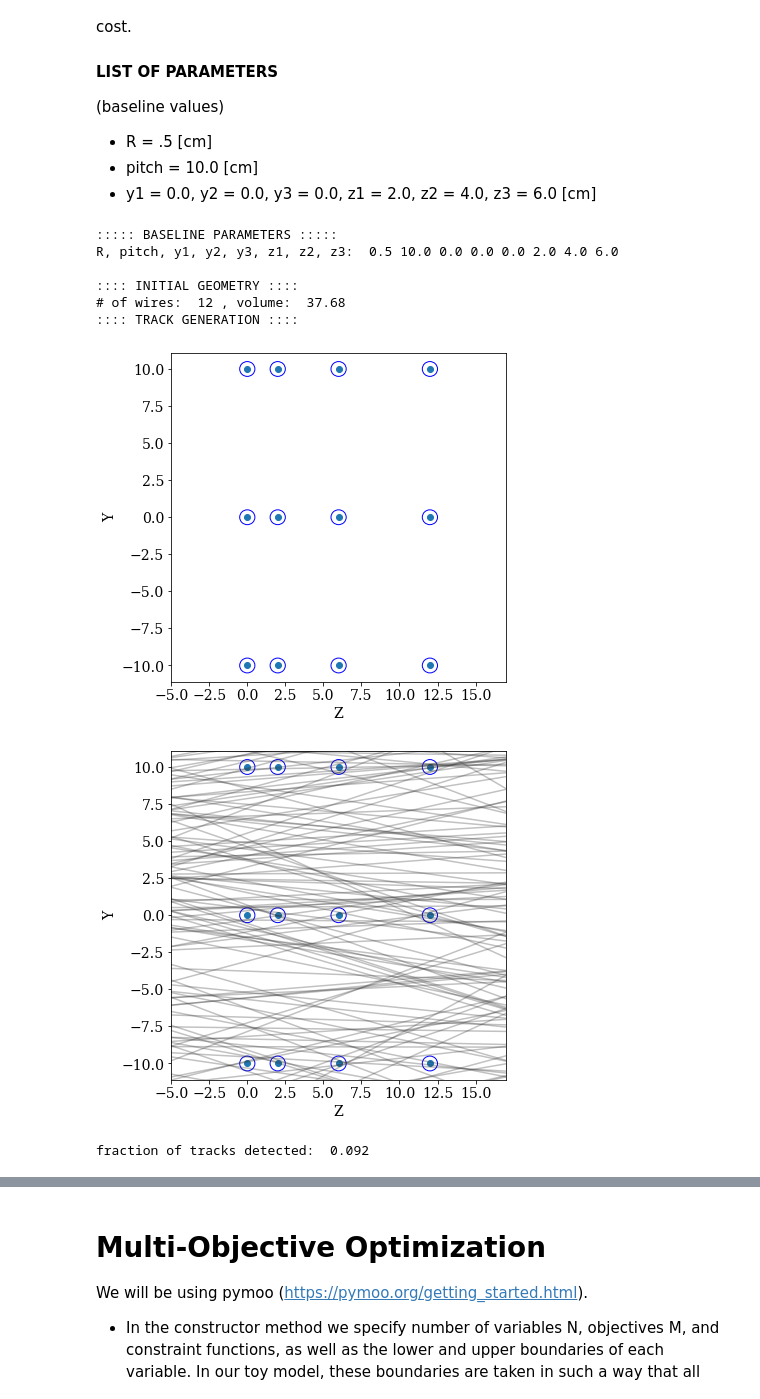
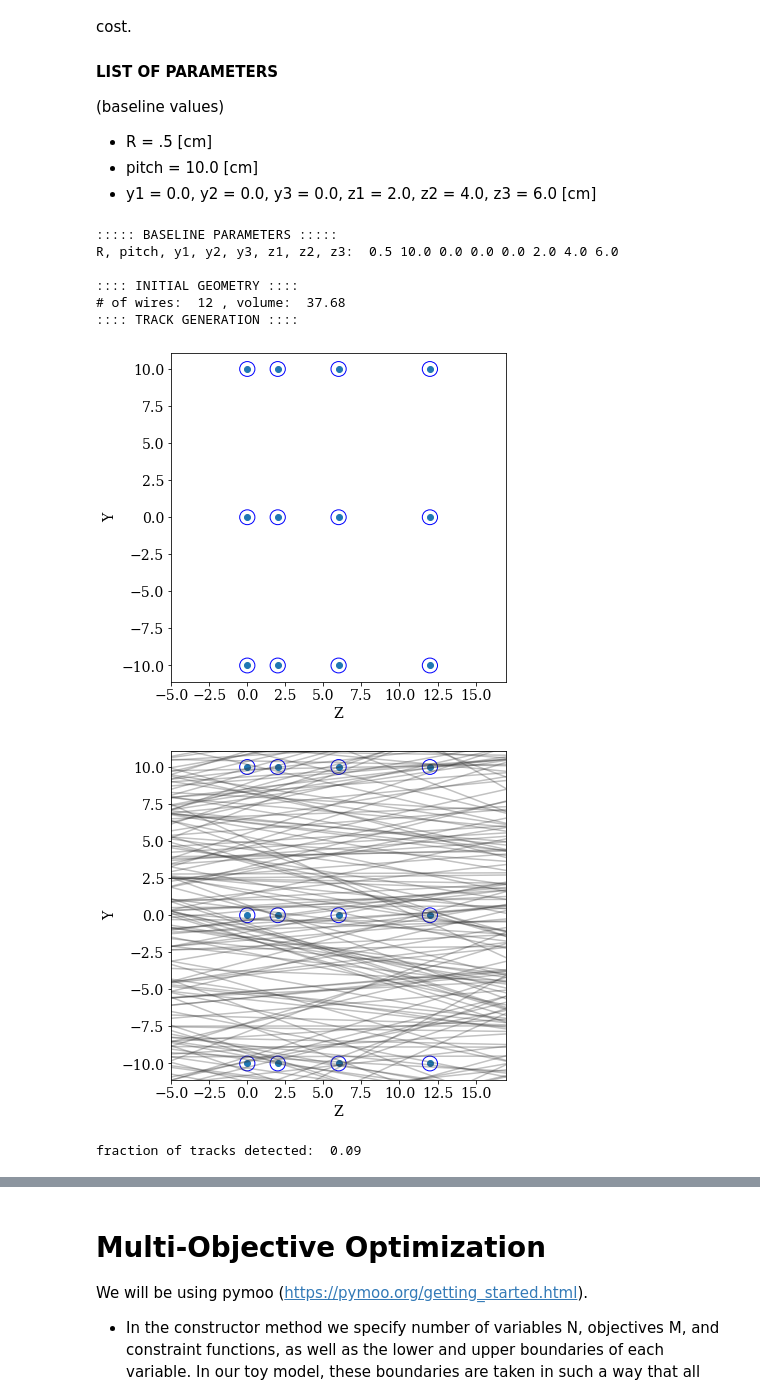
Before and after one commit to cfteach/AI4NP_detector_opt, a Jupyter notebook: sol2/driver_moo.ipynb, the cells around one changed output, grey strips where cells are left out. Saved outputs shown, nothing was run; the diff lists cells and outputs as text; code cells hidden in the pictures.

```diff
--- a/sol2/driver_moo.ipynb
+++ b/sol2/driver_moo.ipynb
@@ -62,7 +79,7 @@ So we want to maximize the efficiency (defined in detector.py) and minimize the
 y_min=-10.1
 y_max=10.1
 
-N_tracks = 1000
+N_tracks = 1500
 
 
 print("::::: BASELINE PARAMETERS :::::")
@@ -83,35 +100,35 @@ print(":::: INITIAL GEOMETRY ::::")
 tr = detector2.Tracker(R, pitch, y1, y2, y3, z1, z2, z3)
 Z, Y = tr.create_geometry()
 num_wires = detector2.calculate_wires(Y, y_min, y_max)
 
 volume = detector2.wires_volume(Y, y_min, y_max,R)
 
 detector2.geometry_display(Z, Y, R, y_min=y_min, y_max=y_max,block=False,pause=5) #5
 
 print("# of wires: ", num_wires, ", volume: ", volume)
 
 #------------- TRACK GENERATION -----------#
 print(":::: TRACK GENERATION ::::")
 t = detector2.Tracks(b_min=-100, b_max=100, alpha_mean=0, alpha_std=0.2)
 tracks = t.generate(N_tracks)
 
 detector2.geometry_display(Z, Y, R, y_min=y_min, y_max=y_max,block=False, pause=-1)
 detector2.tracks_display(tracks, Z,block=False,pause=-1)
 
  #a track is detected if at least two wires have been hit
 score = detector2.get_score(Z, Y, tracks, R)
 frac_detected = score[0]
 print("fraction of tracks detected: ",frac_detected)
 # %% [output]
 ::::: BASELINE PARAMETERS :::::
 R, pitch, y1, y2, y3, z1, z2, z3:  0.5 10.0 0.0 0.0 0.0 2.0 4.0 6.0
 
 :::: INITIAL GEOMETRY ::::
 # of wires:  12 , volume:  37.68
 :::: TRACK GENERATION ::::
 [figure]
-[figure, old version]
+[figure, new version]
-fraction of tracks detected:  0.092
+fraction of tracks detected:  0.09
 # %% [markdown]
 ### Define Objectives
 
```
Also changed, not shown: parts of 7 cells of this notebook.
